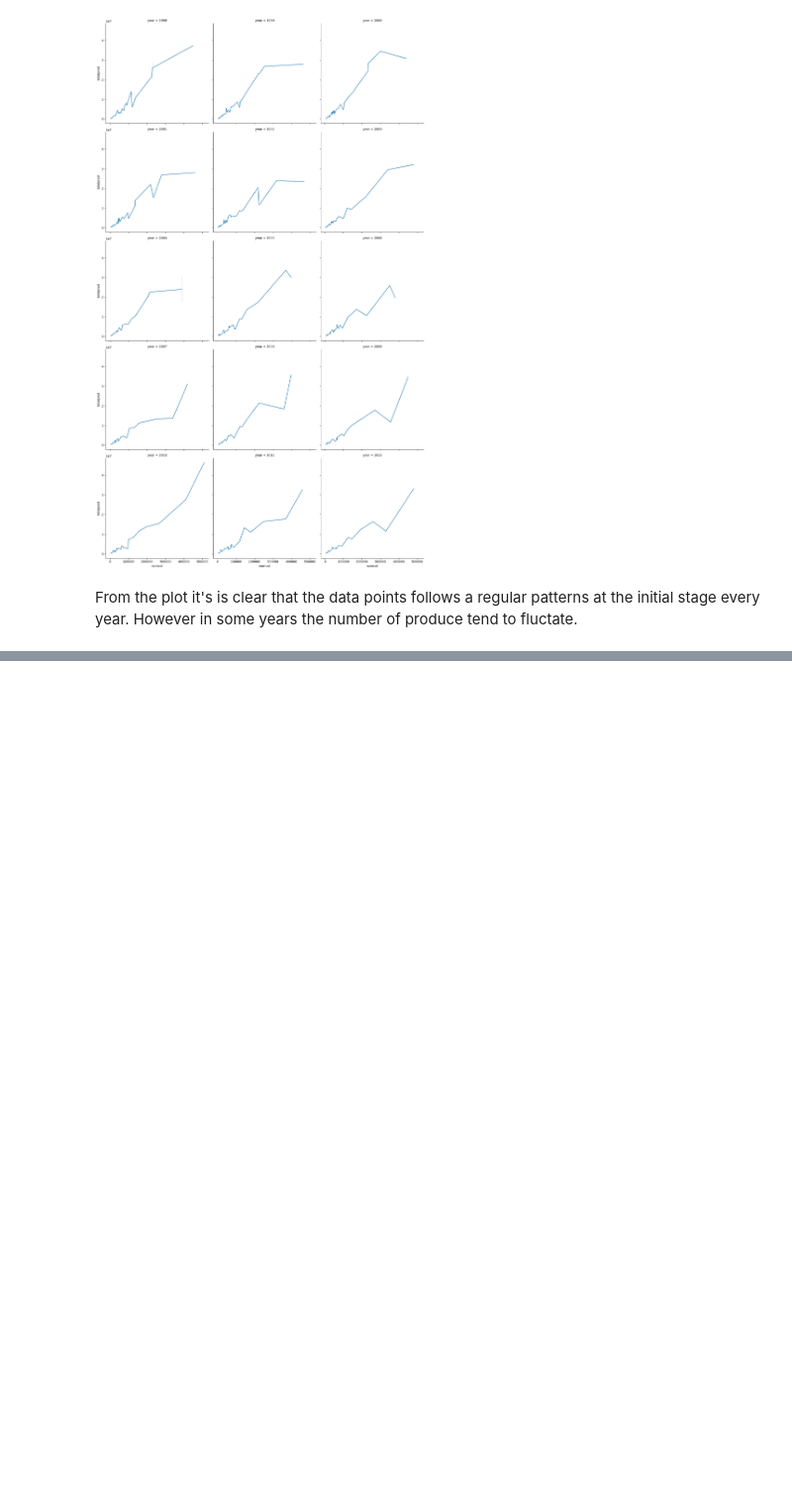
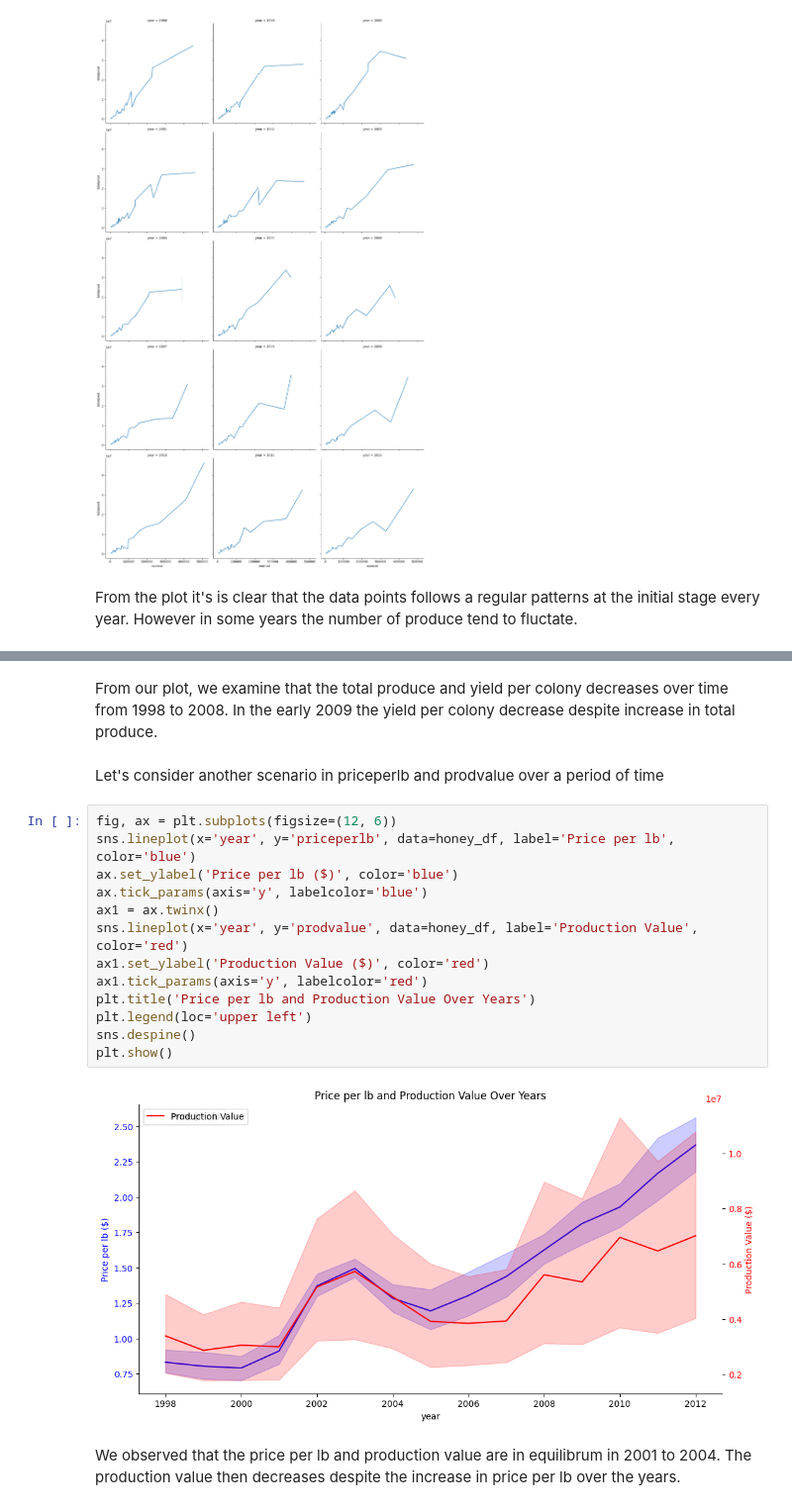
Before and after one commit to alhajisesay-a/ArewaDS_Machine_Learning_Assignment, a Jupyter notebook: WEEK2 Visualizing_data/04 Visualizing relationships/assignment.ipynb, the cells around one changed output, grey strips where cells are left out. Shown at 99% size. Saved outputs shown, nothing was run; the diff lists cells and outputs as text; blank space fills up the shorter version.

```diff
--- a/WEEK2 Visualizing_data/04 Visualizing relationships/assignment.ipynb
+++ b/WEEK2 Visualizing_data/04 Visualizing relationships/assignment.ipynb
@@ -43,0 +73,21 @@ From the plot it's is clear that the data points follows a regular patterns at t
+# %% [markdown]
+From our plot, we examine that the total produce and yield per colony decreases over time from 1998 to 2008. In the early 2009 the yield per colony decrease despite increase in total produce.
+# %% [markdown]
+Let's consider another scenario in priceperlb and prodvalue over a period of time
+# %%
+fig, ax = plt.subplots(figsize=(12, 6))
+sns.lineplot(x='year', y='priceperlb', data=honey_df, label='Price per lb', color='blue')
+ax.set_ylabel('Price per lb ($)', color='blue')
+ax.tick_params(axis='y', labelcolor='blue')
+ax1 = ax.twinx()
+sns.lineplot(x='year', y='prodvalue', data=honey_df, label='Production Value', color='red')
+ax1.set_ylabel('Production Value ($)', color='red')
+ax1.tick_params(axis='y', labelcolor='red')
+plt.title('Price per lb and Production Value Over Years')
+plt.legend(loc='upper left')
+sns.despine()
+plt.show()
+# %% [output]
+[figure, added]
+# %% [markdown]
+We observed that the price per lb and production value are in equilibrum in 2001 to 2004. The production value then decreases despite the increase in price per lb over the years.
```
Also changed, not shown: parts of 3 cells of this notebook.
